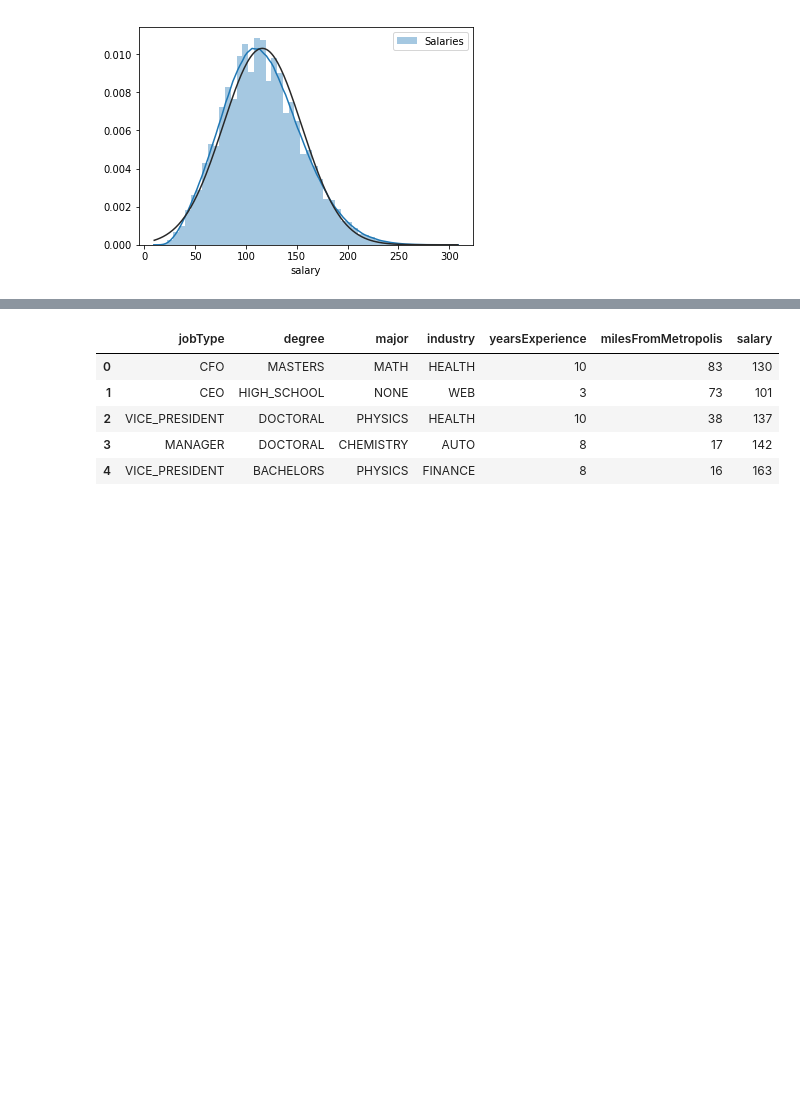
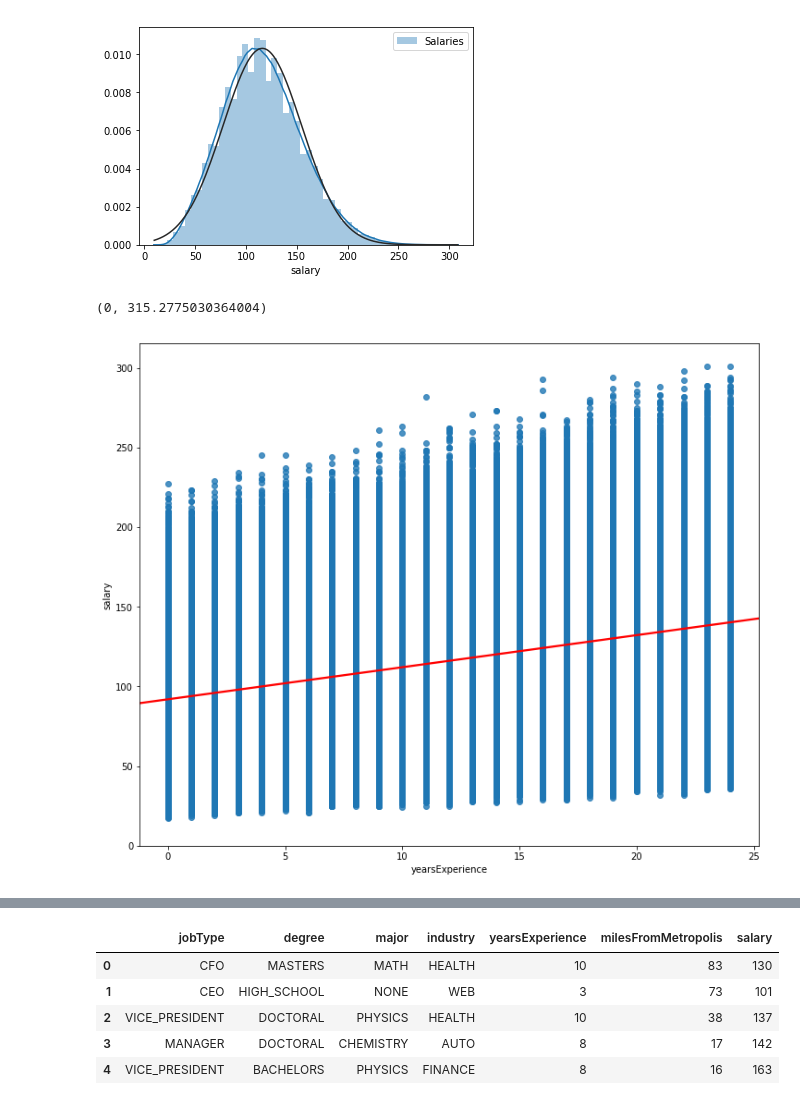
Before and after one commit to deejayrusso/Salary-Prediction-Portfolio, a Jupyter notebook: Salary Prediction Notebook.ipynb, the cells around one changed output, grey strips where cells are left out. Cells and saved outputs as stored; diff of their text form; code cells hidden in the pictures; blank space fills up the shorter version.

```diff
--- a/Salary Prediction Notebook.ipynb
+++ b/Salary Prediction Notebook.ipynb
@@ -252,3 +252,15 @@ Salary Kurtosis: -0.025750772283374967
 Salary distribution is approximately symmetric
 <matplotlib.legend.Legend at 0x...>
 [figure]
+# %%
+# Visualize yearsExperience as predictor of salary
+width = 12
+height = 10
+plt.figure(figsize=(width, height))
+sns.regplot(x='yearsExperience', y='salary', data=train_data, line_kws={'color':'red'})
+plt.ylim(0,)
+
+# Data is widely spread from regression line, may need to apply transformation
+# %% [output]
+(0, 315.2775030364004)
+[figure, added]
```
Also changed, not shown: parts of 24 cells of this notebook.
